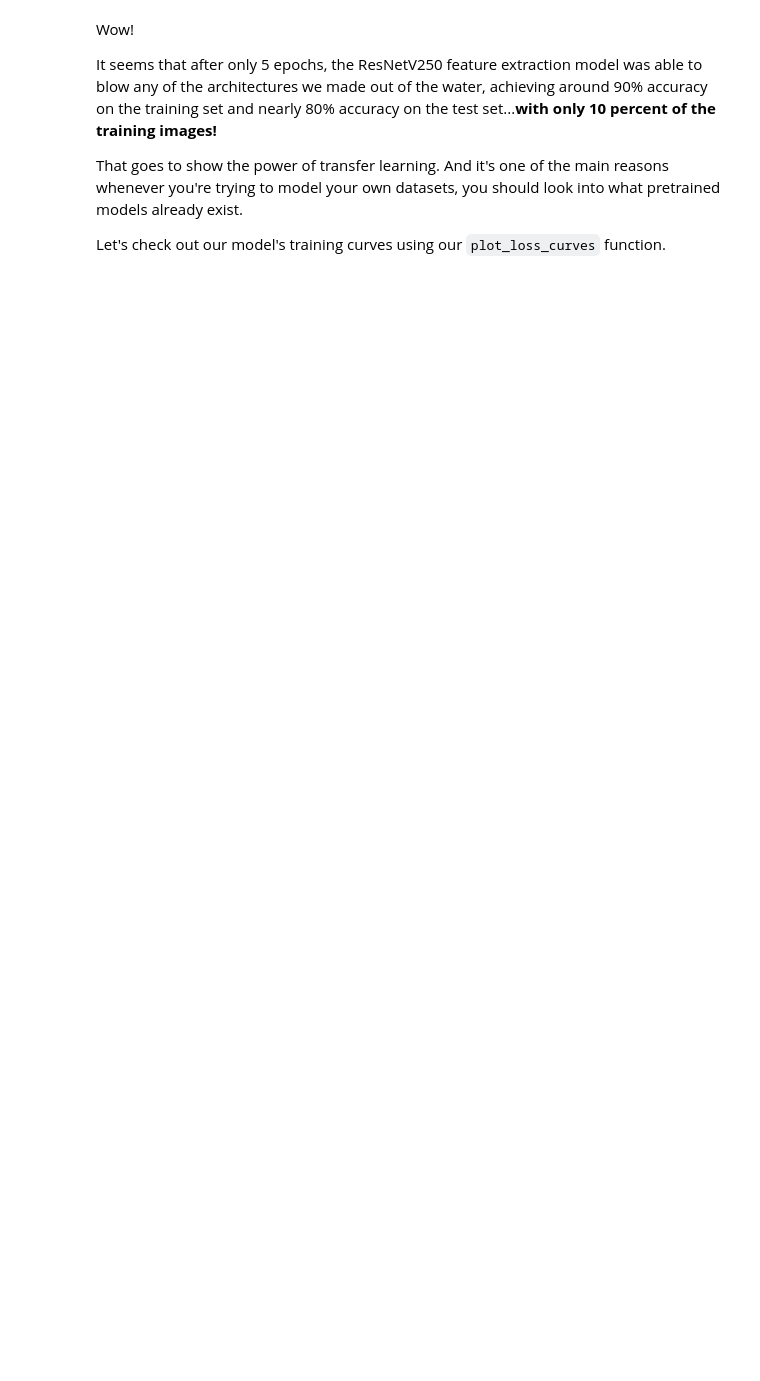
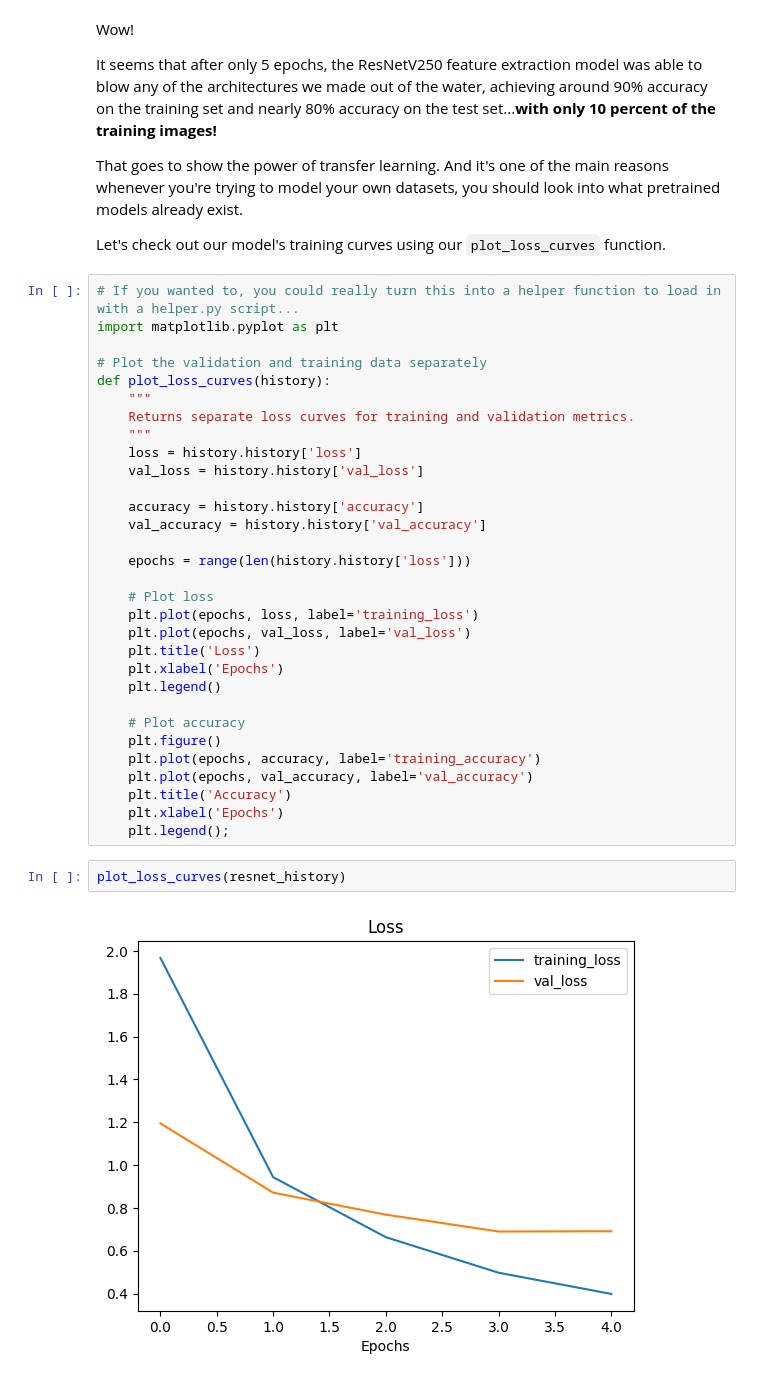
Before and after one commit to seanjiangsh/ztm-tensorflow, a Jupyter notebook: 04_transfer_learning_in_tensorflow_part_1_feature_extraction.ipynb, the cells around one changed output. Saved outputs shown, nothing was run; the diff lists cells and outputs as text; blank space fills up the shorter version.

Commit message:
Transfer learning part 1: Plotting the loss curves of our ResNet feature extraction model

```diff
--- a/04_transfer_learning_in_tensorflow_part_1_feature_extraction.ipynb
+++ b/04_transfer_learning_in_tensorflow_part_1_feature_extraction.ipynb
@@ -496,3 +509,38 @@ It seems that after only 5 epochs, the ResNetV250 feature extraction model was a
 That goes to show the power of transfer learning. And it's one of the main reasons whenever you're trying to model your own datasets, you should look into what pretrained models already exist.
 
 Let's check out our model's training curves using our `plot_loss_curves` function.
+# %%
+# If you wanted to, you could really turn this into a helper function to load in with a helper.py script...
+import matplotlib.pyplot as plt
+
+# Plot the validation and training data separately
+def plot_loss_curves(history):
+    """
+    Returns separate loss curves for training and validation metrics.
+    """
+    loss = history.history['loss']
+    val_loss = history.history['val_loss']
+
+    accuracy = history.history['accuracy']
+    val_accuracy = history.history['val_accuracy']
+
+    epochs = range(len(history.history['loss']))
+
+    # Plot loss
+    plt.plot(epochs, loss, label='training_loss')
+    plt.plot(epochs, val_loss, label='val_loss')
+    plt.title('Loss')
+    plt.xlabel('Epochs')
+    plt.legend()
+
+    # Plot accuracy
+    plt.figure()
+    plt.plot(epochs, accuracy, label='training_accuracy')
+    plt.plot(epochs, val_accuracy, label='val_accuracy')
+    plt.title('Accuracy')
+    plt.xlabel('Epochs')
+    plt.legend();
+# %%
+plot_loss_curves(resnet_history)
+# %% [output]
+[figure, added]
```
Also changed, not shown: parts of 7 cells of this notebook.
